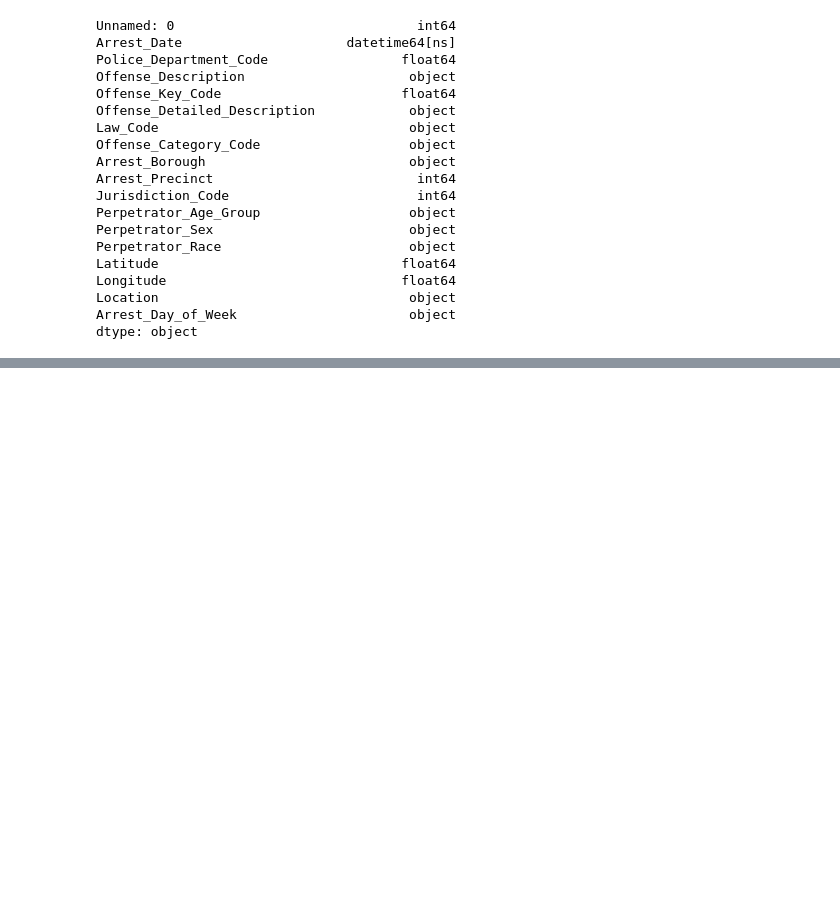
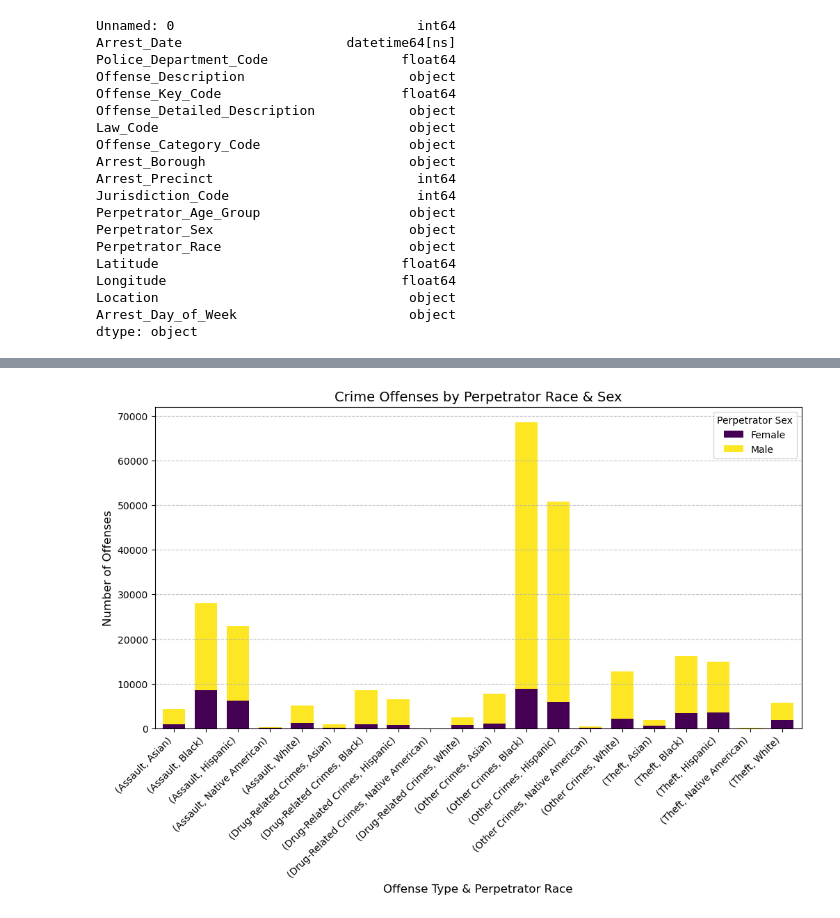
Before and after one commit to abhinna1/CSE4-587-Data-Intensive-Computing, a Jupyter notebook: EDA.ipynb, the cells around one changed output, grey strips where cells are left out. Drawn from its saved outputs; the diff is of its cells as text; code cells hidden in the pictures; blank space fills up the shorter version.

```diff
--- a/EDA.ipynb
+++ b/EDA.ipynb
@@ -211,6 +241,8 @@ plt.grid(True)
 # %%
+"""
+Colored bar-graph to visualize race, gender and nubmer of arrests variation.
+"""
 
-# Mapping labels for better readability
 offense_labels = {
     'OTHER': 'Other Crimes',
     'ASSAULT': 'Assault',
@@ -219,41 +251,38 @@ offense_labels = {
 }
 
 race_labels = {
     'BLACK': 'Black',
     'WHITE': 'White',
     'HISPANIC': 'Hispanic',
     'UNKNOWN': 'Unknown',
     'ASIAN': 'Asian',
     'NATIVE AMERICAN': 'Native American'
 }
 
 gender_labels = {
     'M': 'Male',
     'F': 'Female'
 }
 
-# Apply the label mappings
-df['Offense_Detailed_Description'] = df['Offense_Detailed_Description'].map(offense_labels)
-df['Perpetrator_Race'] = df['Perpetrator_Race'].map(race_labels)
-df['Perpetrator_Sex'] = df['Perpetrator_Sex'].map(gender_labels)
+mapped_df = nypd_arrest.copy()
+mapped_df['Offense_Detailed_Description'] = mapped_df['Offense_Detailed_Description'].map(offense_labels)
+mapped_df['Perpetrator_Race'] = mapped_df['Perpetrator_Race'].map(race_labels)
+mapped_df['Perpetrator_Sex'] = mapped_df['Perpetrator_Sex'].map(gender_labels)
 
-# Count occurrences
-grouped_df = df.groupby(['Offense_Detailed_Description', 'Perpetrator_Race', 'Perpetrator_Sex']).size().reset_index(name='Count')
+grouped_df = mapped_df.groupby(['Offense_Detailed_Description', 'Perpetrator_Race', 'Perpetrator_Sex']).size().reset_index(name='Count')
 
-# Pivot the DataFrame to reshape it for stacked bars
 pivot_df = grouped_df.pivot_table(index=['Offense_Detailed_Description', 'Perpetrator_Race'], columns='Perpetrator_Sex', values='Count', fill_value=0)
 
-# Plot stacked bar chart
 pivot_df.plot(kind='bar', stacked=True, figsize=(12, 6), width=0.7, colormap='viridis')
 
-# Customize plot
+# Add labels
 plt.title('Crime Offenses by Perpetrator Race & Sex', fontsize=14)
 plt.xlabel('Offense Type & Perpetrator Race', fontsize=12)
 plt.ylabel('Number of Offenses', fontsize=12)
 plt.xticks(rotation=45, ha='right', fontsize=10)
 plt.legend(title="Perpetrator Sex", fontsize=10)
 plt.grid(axis='y', linestyle='--', alpha=0.7)
 
-# Show plot
-plt.tight_layout()
 plt.show()
+# %% [output]
+[figure, added]
```
Also changed, not shown: parts of 8 cells of this notebook.
